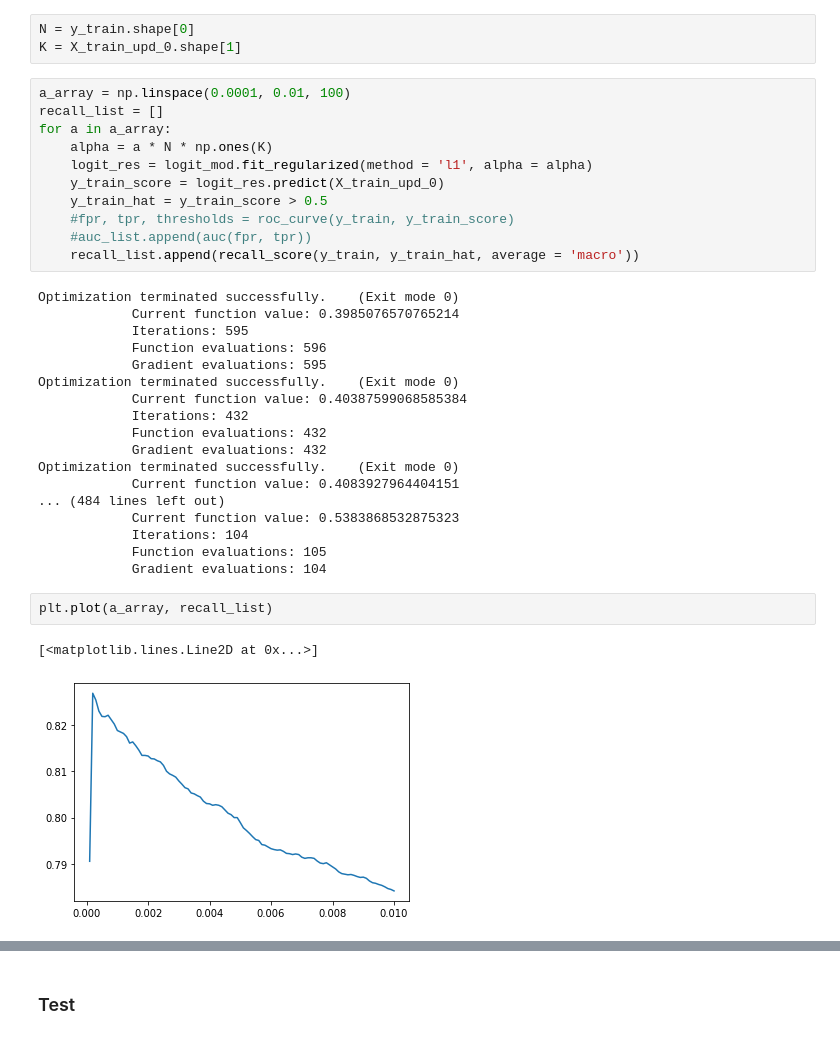
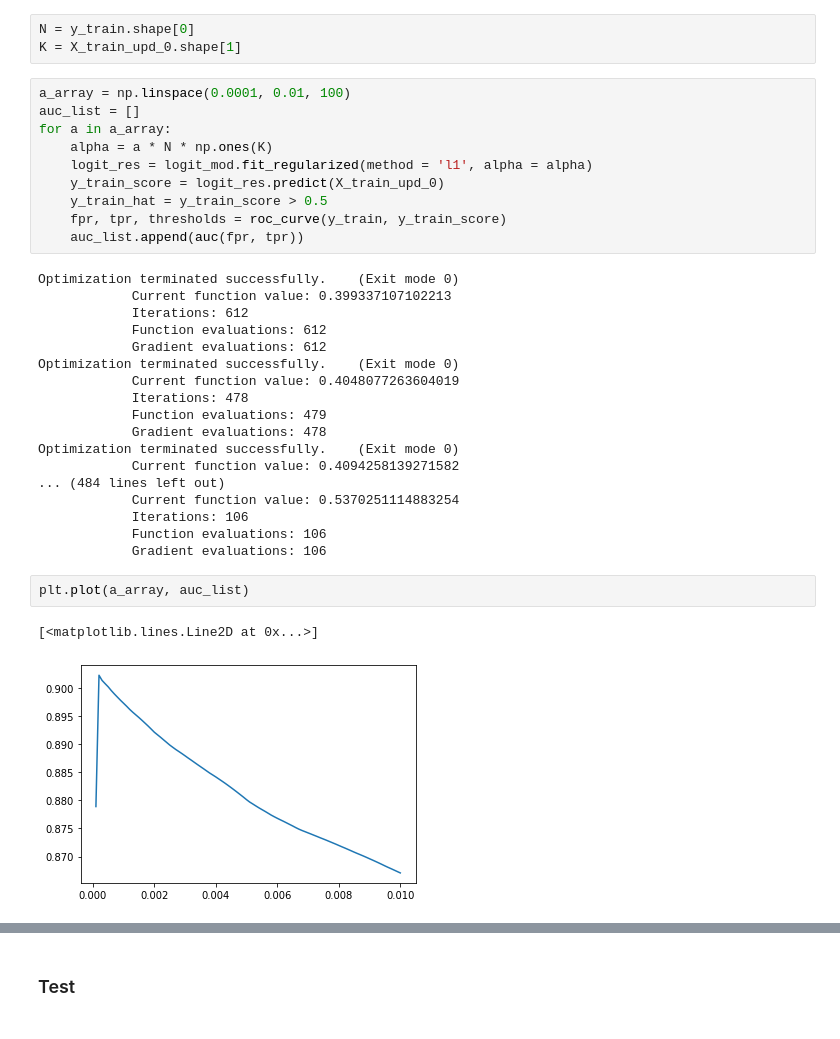
Before and after one commit to anilca-lab/parental-involvement-to-education, a Jupyter notebook: Master_Notebook.ipynb, the cells around one changed output, grey strips where cells are left out. Drawn from its saved outputs; the diff is of its cells as text.

Commit message:
training-testing updated

```diff
--- a/Master_Notebook.ipynb
+++ b/Master_Notebook.ipynb
@@ -323,36 +322,35 @@ N = y_train.shape[0]
 K = X_train_upd_0.shape[1]
 # %%
 a_array = np.linspace(0.0001, 0.01, 100)
-recall_list = []
+auc_list = []
 for a in a_array:
     alpha = a * N * np.ones(K)
     logit_res = logit_mod.fit_regularized(method = 'l1', alpha = alpha)
     y_train_score = logit_res.predict(X_train_upd_0)
     y_train_hat = y_train_score > 0.5
-    #fpr, tpr, thresholds = roc_curve(y_train, y_train_score)
-    #auc_list.append(auc(fpr, tpr))
-    recall_list.append(recall_score(y_train, y_train_hat, average = 'macro'))
+    fpr, tpr, thresholds = roc_curve(y_train, y_train_score)
+    auc_list.append(auc(fpr, tpr))
 # %% [output]
 Optimization terminated successfully.    (Exit mode 0)
-            Current function value: 0.3985076570765214
-            Iterations: 595
-            Function evaluations: 596
-            Gradient evaluations: 595
+            Current function value: 0.399337107102213
+            Iterations: 612
+            Function evaluations: 612
+            Gradient evaluations: 612
 Optimization terminated successfully.    (Exit mode 0)
-            Current function value: 0.40387599068585384
-            Iterations: 432
-            Function evaluations: 432
-            Gradient evaluations: 432
+            Current function value: 0.4048077263604019
+            Iterations: 478
+            Function evaluations: 479
+            Gradient evaluations: 478
 Optimization terminated successfully.    (Exit mode 0)
-            Current function value: 0.4083927964404151
+            Current function value: 0.4094258139271582
 ... (484 lines left out)
-            Current function value: 0.5383868532875323
-            Iterations: 104
-            Function evaluations: 105
-            Gradient evaluations: 104
+            Current function value: 0.5370251114883254
+            Iterations: 106
+            Function evaluations: 106
+            Gradient evaluations: 106
 # %%
-plt.plot(a_array, recall_list)
+plt.plot(a_array, auc_list)
 # %% [output]
 [<matplotlib.lines.Line2D at 0x...>]
-[figure, old version]
+[figure, new version]
 # %%
```
Also changed, not shown: parts of 9 cells of this notebook, 1 other file.
